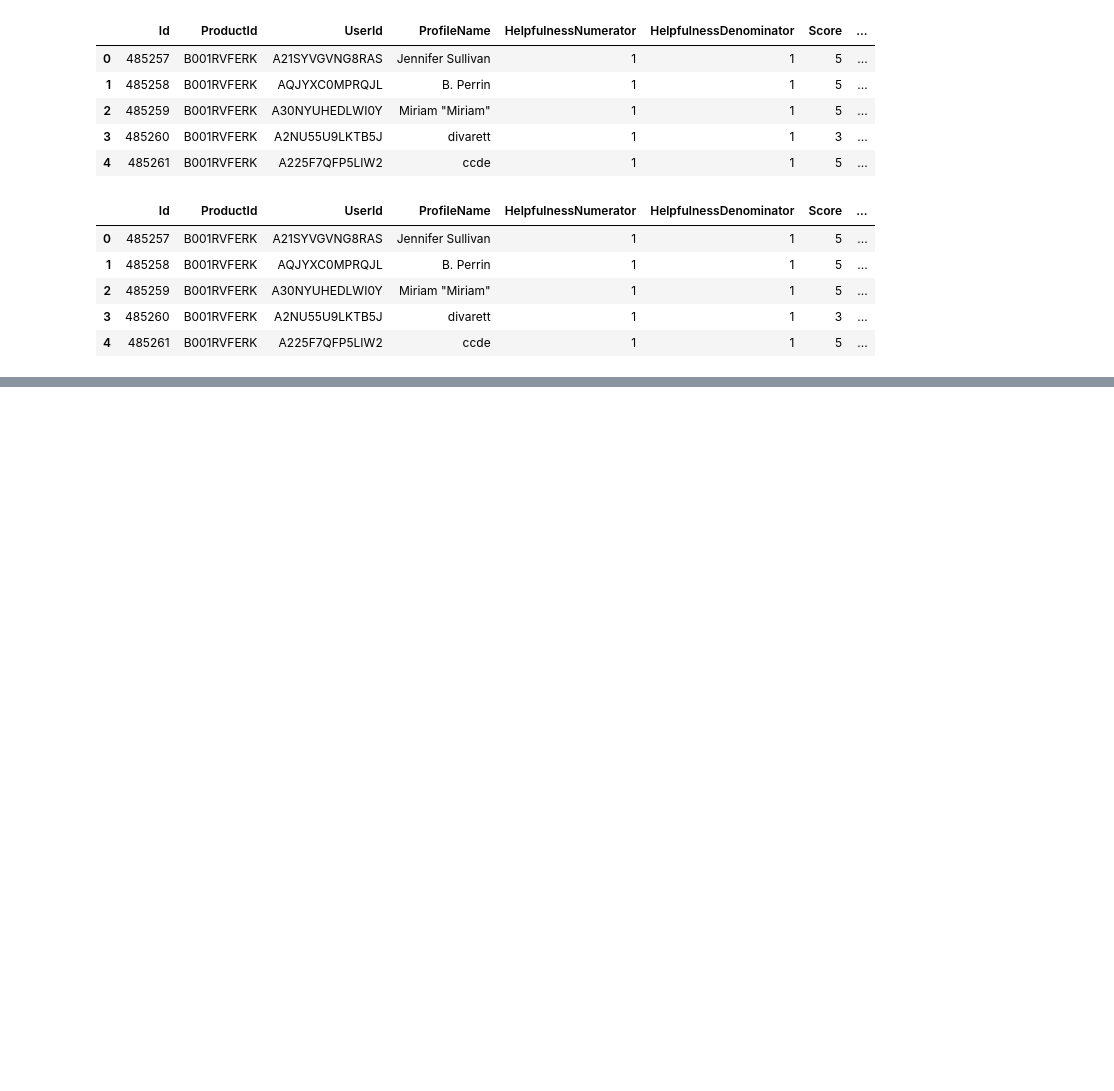
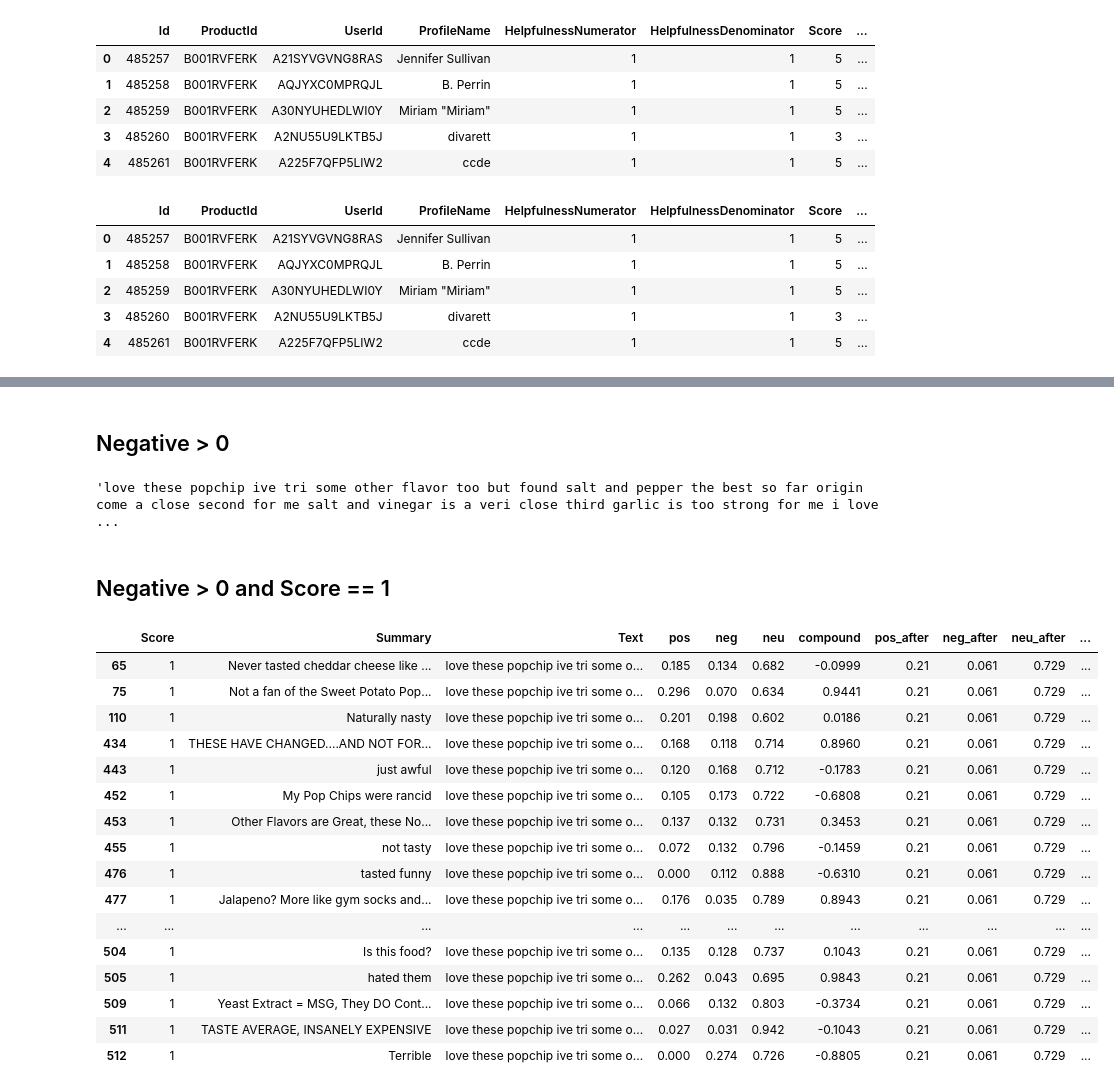
Before and after one commit to fbaezcalderon/sentiment_analysis_winter2025, a Jupyter notebook: quality_characteristics.ipynb, the cells around one changed output, grey strips where cells are left out. Saved outputs shown, nothing was run; the diff lists cells and outputs as text; code cells hidden in the pictures; blank space fills up the shorter version.

```diff
--- a/quality_characteristics.ipynb
+++ b/quality_characteristics.ipynb
@@ -266,0 +329,29 @@ product_df.head()
+# %% [markdown]
+## Negative > 0
+# %%
+negative_reviews =  ' '.join(text for text in product_df.loc[product_df['neg']>0,'Text'])
+negative_reviews
+# %% [output]
+'love these popchip ive tri some other flavor too but found salt and pepper the best so far origin come a close second for me salt and vinegar is a veri close third garlic is too strong for me i love  ...
+# %% [markdown]
+## Negative > 0 and Score  == 1
+# %%
+product_df.loc[(product_df['Score']==1) & (product_df['neg']>0)]
+# %% [output]
+|  | Score | Summary | Text | pos | neg | neu | compound | pos_after | neg_after | neu_after | ... |
+| 65 | 1 | Never tasted cheddar cheese like ... | love these popchip ive tri some o... | 0.185 | 0.134 | 0.682 | -0.0999 | 0.21 | 0.061 | 0.729 | ... |
+| 75 | 1 | Not a fan of the Sweet Potato Pop... | love these popchip ive tri some o... | 0.296 | 0.070 | 0.634 | 0.9441 | 0.21 | 0.061 | 0.729 | ... |
+| 110 | 1 | Naturally nasty | love these popchip ive tri some o... | 0.201 | 0.198 | 0.602 | 0.0186 | 0.21 | 0.061 | 0.729 | ... |
+| 434 | 1 | THESE HAVE CHANGED....AND NOT FOR... | love these popchip ive tri some o... | 0.168 | 0.118 | 0.714 | 0.8960 | 0.21 | 0.061 | 0.729 | ... |
+| 443 | 1 | just awful | love these popchip ive tri some o... | 0.120 | 0.168 | 0.712 | -0.1783 | 0.21 | 0.061 | 0.729 | ... |
+| 452 | 1 | My Pop Chips were rancid | love these popchip ive tri some o... | 0.105 | 0.173 | 0.722 | -0.6808 | 0.21 | 0.061 | 0.729 | ... |
+| 453 | 1 | Other Flavors are Great, these No... | love these popchip ive tri some o... | 0.137 | 0.132 | 0.731 | 0.3453 | 0.21 | 0.061 | 0.729 | ... |
+| 455 | 1 | not tasty | love these popchip ive tri some o... | 0.072 | 0.132 | 0.796 | -0.1459 | 0.21 | 0.061 | 0.729 | ... |
+| 476 | 1 | tasted funny | love these popchip ive tri some o... | 0.000 | 0.112 | 0.888 | -0.6310 | 0.21 | 0.061 | 0.729 | ... |
+| 477 | 1 | Jalapeno? More like gym socks and... | love these popchip ive tri some o... | 0.176 | 0.035 | 0.789 | 0.8943 | 0.21 | 0.061 | 0.729 | ... |
+| ... | ... | ... | ... | ... | ... | ... | ... | ... | ... | ... | ... |
+| 504 | 1 | Is this food? | love these popchip ive tri some o... | 0.135 | 0.128 | 0.737 | 0.1043 | 0.21 | 0.061 | 0.729 | ... |
+| 505 | 1 | hated them | love these popchip ive tri some o... | 0.262 | 0.043 | 0.695 | 0.9843 | 0.21 | 0.061 | 0.729 | ... |
+| 509 | 1 | Yeast Extract = MSG, They DO Cont... | love these popchip ive tri some o... | 0.066 | 0.132 | 0.803 | -0.3734 | 0.21 | 0.061 | 0.729 | ... |
+| 511 | 1 | TASTE AVERAGE, INSANELY EXPENSIVE | love these popchip ive tri some o... | 0.027 | 0.031 | 0.942 | -0.1043 | 0.21 | 0.061 | 0.729 | ... |
+| 512 | 1 | Terrible | love these popchip ive tri some o... | 0.000 | 0.274 | 0.726 | -0.8805 | 0.21 | 0.061 | 0.729 | ... |
```
Also changed, not shown: parts of 15 cells of this notebook.
